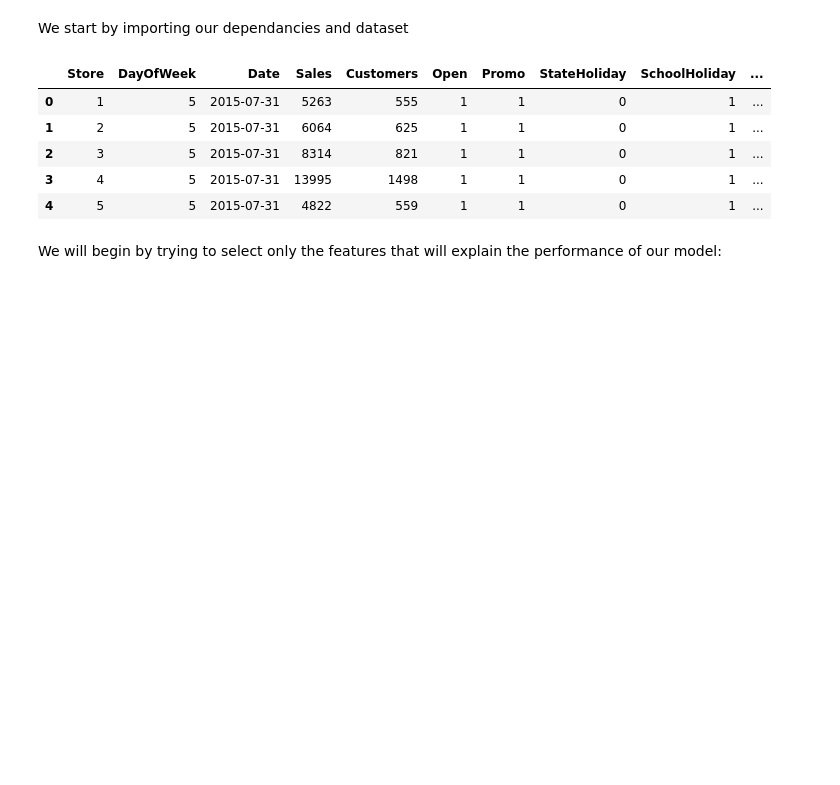
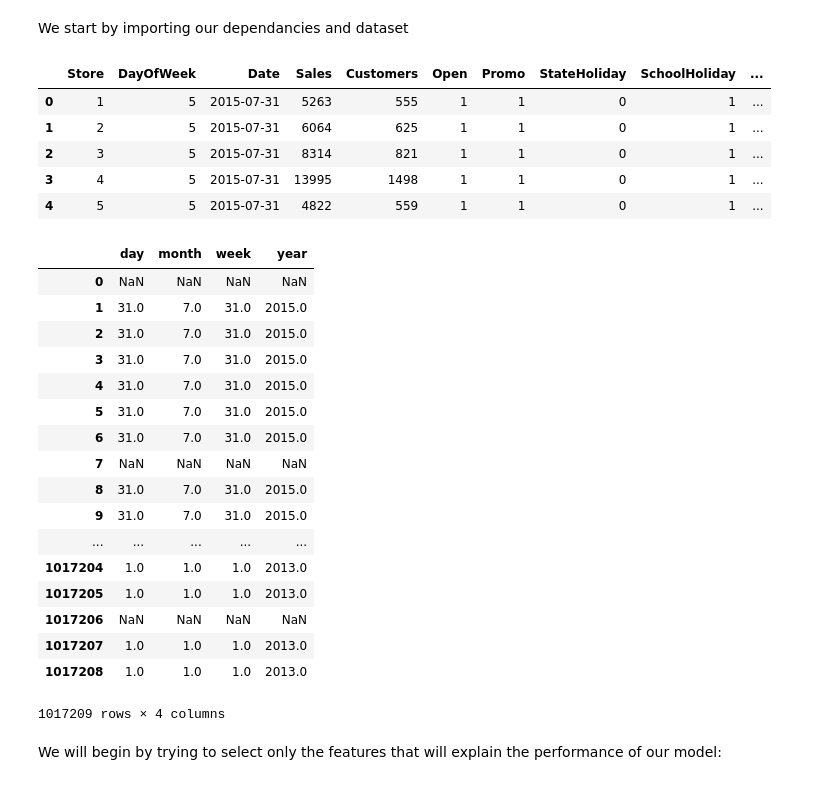
Before and after one commit to anthonymiyoro/RossmanScorePrediction, a Jupyter notebook: Feature Selection and Model Building.ipynb, the cells around one changed output. Cells and saved outputs as stored; diff of their text form; code cells hidden in the pictures; blank space fills up the shorter version.

```diff
--- a/Feature Selection and Model Building.ipynb
+++ b/Feature Selection and Model Building.ipynb
@@ -69,6 +69,42 @@ train_store.loc[train_store['StoreType'] == 'd', 'StoreType'] = 4
 train_store['StoreType'] = train_store['StoreType'].astype(int, copy=False)
 # %%
 # print('levels :', train_store['StoreType'].unique(), '; data type :', train_store['StoreType'].dtype)
+# %%
+train_store['Date']=pd.to_datetime(train['Date'],dayfirst=False)
+# %%
+Date = train_store['Date']
+
+date_df = pd.DataFrame({"year": Date.dt.year,
+              "month": Date.dt.month,
+              "day": Date.dt.day,
+              #"hour": Date.dt.hour,
+#               "dayofyear": Date.dt.dayofyear,
+              "week": Date.dt.week,
+                        "Date":Date.dt.date,
+#               "weekofyear": Date.dt.weekofyear,
+#               "dayofweek": Date.dt.dayofweek,
+#               "weekday": Date.dt.weekday,
+#               "quarter": Date.dt.quarter,
+             })
+# %% [output]
+|  | day | month | week | year |
+| 0 | NaN | NaN | NaN | NaN |
+| 1 | 31.0 | 7.0 | 31.0 | 2015.0 |
+| 2 | 31.0 | 7.0 | 31.0 | 2015.0 |
+| 3 | 31.0 | 7.0 | 31.0 | 2015.0 |
+| 4 | 31.0 | 7.0 | 31.0 | 2015.0 |
+| 5 | 31.0 | 7.0 | 31.0 | 2015.0 |
+| 6 | 31.0 | 7.0 | 31.0 | 2015.0 |
+| 7 | NaN | NaN | NaN | NaN |
+| 8 | 31.0 | 7.0 | 31.0 | 2015.0 |
+| 9 | 31.0 | 7.0 | 31.0 | 2015.0 |
+| ... | ... | ... | ... | ... |
+| 1017204 | 1.0 | 1.0 | 1.0 | 2013.0 |
+| 1017205 | 1.0 | 1.0 | 1.0 | 2013.0 |
+| 1017206 | NaN | NaN | NaN | NaN |
+| 1017207 | 1.0 | 1.0 | 1.0 | 2013.0 |
+| 1017208 | 1.0 | 1.0 | 1.0 | 2013.0 |
+1017209 rows × 4 columns
 # %% [markdown]
 We will begin by trying to select only the features that will explain the performance of our model:
 # %% [markdown]
```
Also changed, not shown: parts of 2 cells of this notebook.
